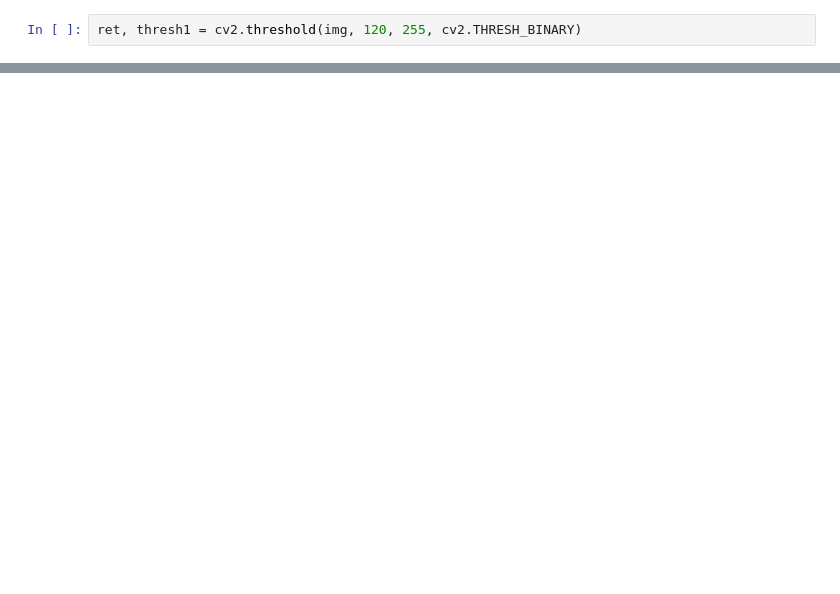
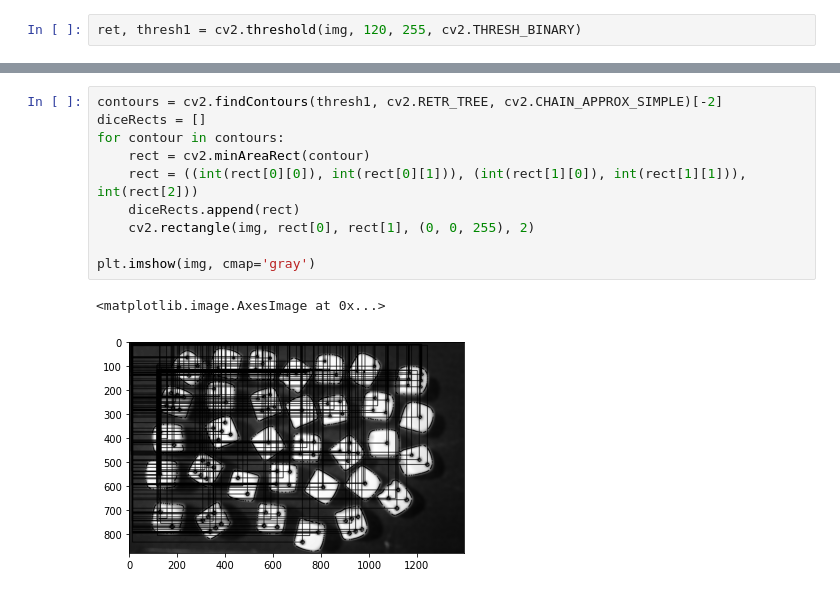
Before and after one commit to mamn2/DieCount, a Jupyter notebook: final.ipynb, the cells around one changed output, grey strips where cells are left out. Saved outputs shown, nothing was run; the diff lists cells and outputs as text; blank space fills up the shorter version.

```diff
--- a/final.ipynb
+++ b/final.ipynb
@@ -35,0 +43,13 @@ contours, hierarchy = cv2.findContours(edges, cv2.RETR_EXTERNAL, cv2.CHAIN_APPRO
+# %%
+contours = cv2.findContours(thresh1, cv2.RETR_TREE, cv2.CHAIN_APPROX_SIMPLE)[-2]
+diceRects = []
+for contour in contours:
+    rect = cv2.minAreaRect(contour)
+    rect = ((int(rect[0][0]), int(rect[0][1])), (int(rect[1][0]), int(rect[1][1])), int(rect[2]))
+    diceRects.append(rect)
+    cv2.rectangle(img, rect[0], rect[1], (0, 0, 255), 2)
+
+plt.imshow(img, cmap='gray')
+# %% [output]
+<matplotlib.image.AxesImage at 0x...>
+[figure, added]
```
Also changed, not shown: parts of 7 cells of this notebook, 1 other file.
